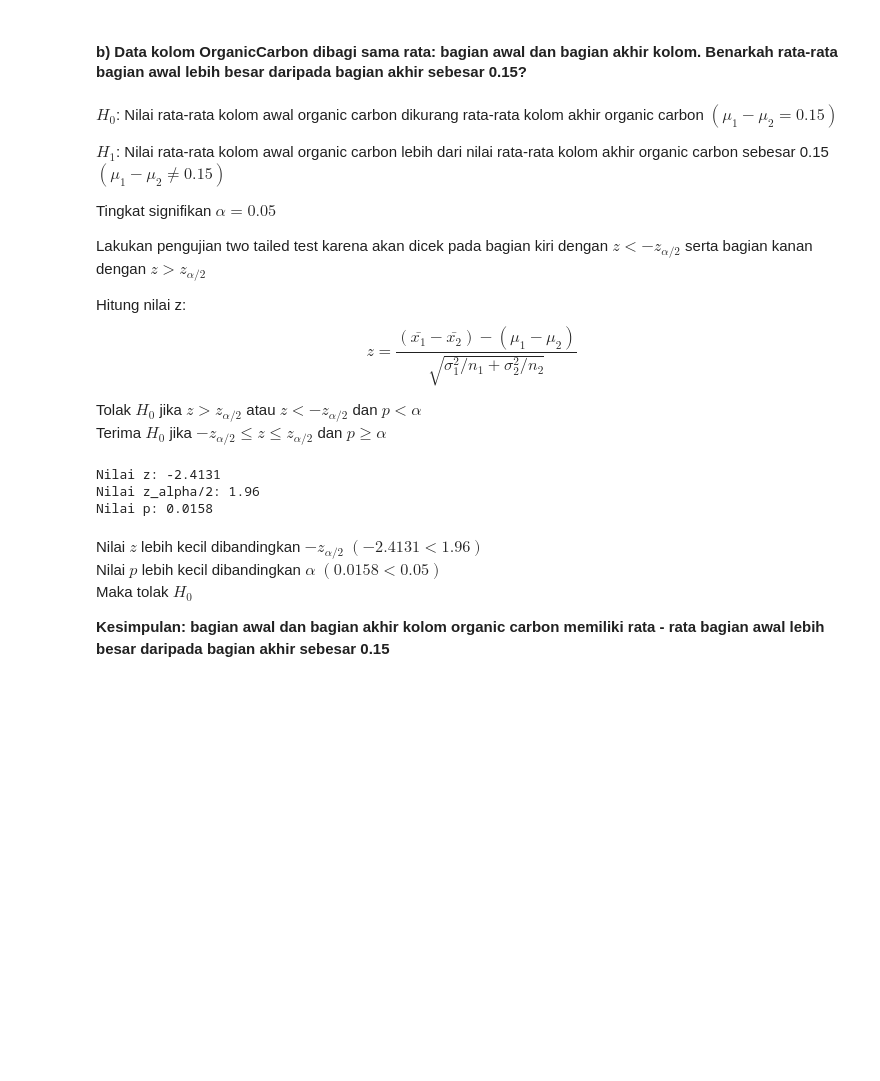
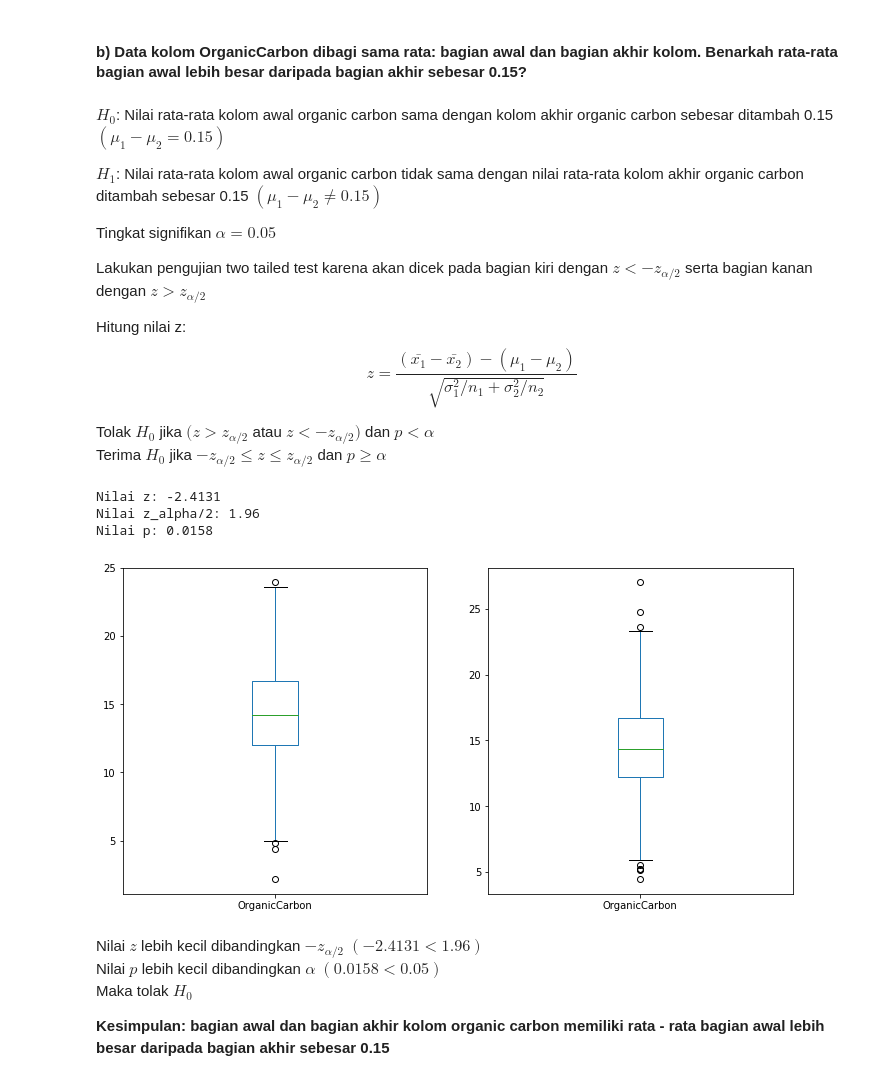
Before and after one commit to IloveNooodles/Probstat-Water-Potability, a Jupyter notebook: src/nomor5.ipynb, the cells around one changed output. Cells and saved outputs as stored; diff of their text form; code cells hidden in the pictures; blank space fills up the shorter version.

```diff
--- a/src/nomor5.ipynb
+++ b/src/nomor5.ipynb
@@ -54,9 +72,9 @@ Maka tolak $H_0$
 # %% [markdown]
 #### b) Data kolom OrganicCarbon dibagi sama rata: bagian awal dan bagian akhir kolom. Benarkah rata-rata bagian awal lebih besar daripada bagian akhir sebesar 0.15?
 # %% [markdown]
-$H_0$: Nilai rata-rata kolom awal organic carbon dikurang rata-rata kolom akhir organic carbon $(\mu_1 - \mu_2 = 0.15)$
+$H_0$: Nilai rata-rata kolom awal organic carbon sama dengan  kolom akhir organic carbon sebesar ditambah 0.15 $(\mu_1 - \mu_2 = 0.15)$
 
-$H_1$: Nilai rata-rata kolom awal organic carbon lebih dari nilai rata-rata kolom akhir organic carbon sebesar 0.15 $(\mu_1 - \mu_2 \ne 0.15)$
+$H_1$: Nilai rata-rata kolom awal organic carbon tidak sama dengan nilai rata-rata kolom akhir organic carbon ditambah sebesar 0.15 $(\mu_1 - \mu_2 \ne 0.15)$
 
 Tingkat signifikan $\alpha = 0.05$
 
@@ -65,27 +83,34 @@ Lakukan pengujian two tailed test karena akan dicek pada bagian kiri dengan $z <
 Hitung nilai z:
 $$ z = \frac{(\bar{x_1} - \bar{x_2}) - (\mu_1 - \mu_2)}{\sqrt{{\sigma_1^2/n_1} + {\sigma_2^2/n_2}}} $$
 
-Tolak $H_0$ jika $z > z_{\alpha/2}$ atau $z < -z_{\alpha/2}$ dan $p < \alpha$
+Tolak $H_0$ jika $(z > z_{\alpha/2}$ atau $z < -z_{\alpha/2})$ dan $p < \alpha$
 Terima $H_0$ jika $-z_{\alpha/2} \le z \le z_{\alpha/2}$ dan $p \ge \alpha$
 # %%
 delta = 0.15
 alpha = 0.05
 
 #calculate z and p using ztest module from beginning and end
 len_data_per_2 = len(df) // 2
-z, p = ztest(df["OrganicCarbon"][:len_data_per_2],
-             df["OrganicCarbon"][len_data_per_2:], value=delta)
+df_beg = df["OrganicCarbon"][:len_data_per_2]
+df_end = df["OrganicCarbon"][len_data_per_2 :]
+z, p = ztest(df_beg, df_end, value=delta)
 
 #calculate z_alpha/2
 z_a = st.norm.ppf(1-alpha/2)
 
 print(f"Nilai z: {round(z, 4)}")
 print(f"Nilai z_alpha/2: {round(z_a, 4)}")
 print(f"Nilai p: {round(p, 4)}")
+plt.subplot(1, 2, 1)
+df_beg.plot(kind="box", figsize=(12, 6))
+plt.subplot(1, 2, 2)
+df_end.plot(kind="box", figsize=(12, 6))
+plt.show()
 # %% [output]
 Nilai z: -2.4131
 Nilai z_alpha/2: 1.96
 Nilai p: 0.0158
+[figure, added]
 # %% [markdown]
 Nilai $z$ lebih kecil dibandingkan $-z_{\alpha/2}$ $(-2.4131 < 1.96)$
 Nilai $p$ lebih kecil dibandingkan $\alpha$  $(0.0158 < 0.05)$
```
Also changed, not shown: parts of 8 cells of this notebook.
